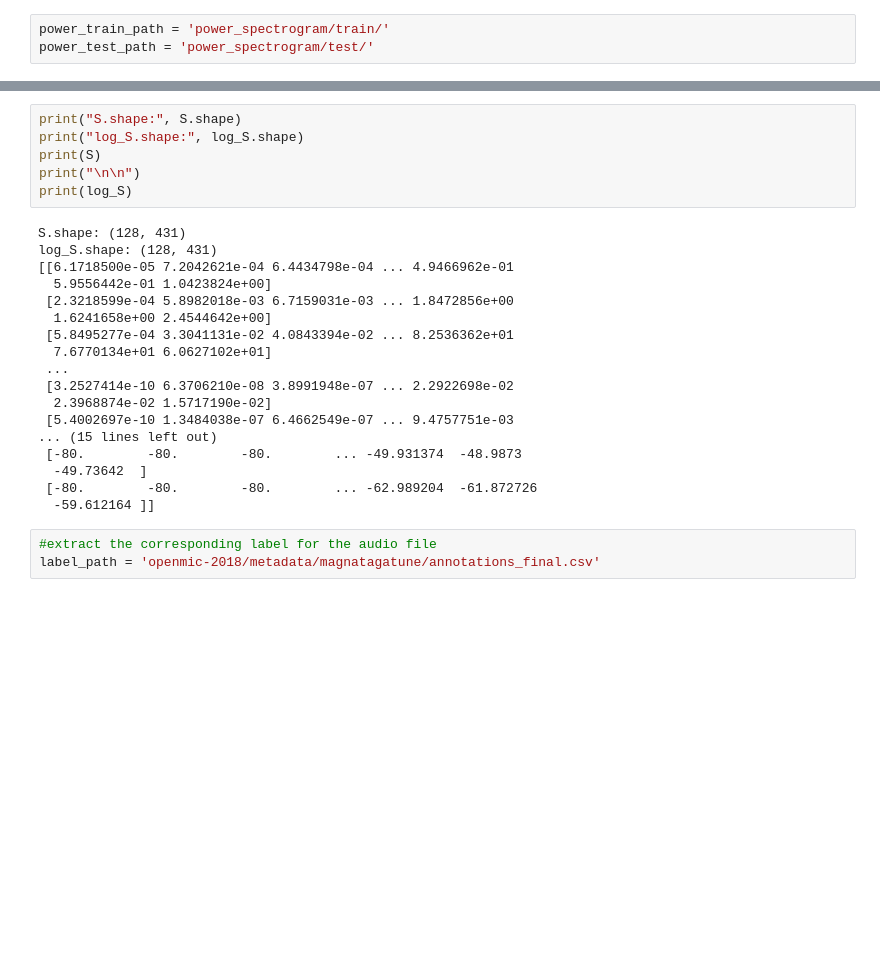
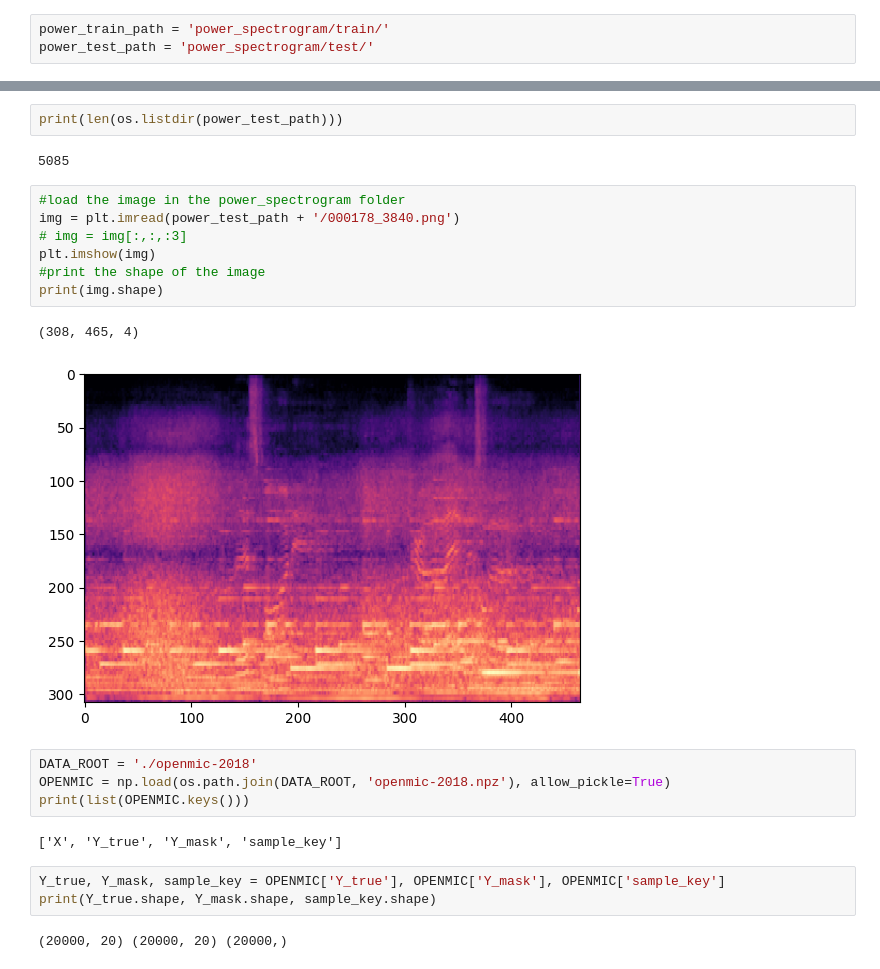
Before and after one commit to ehsankader16/CSE-472-ML_Project, a Jupyter notebook: project_notebook.ipynb, the cells around one changed output, grey strips where cells are left out. Cells and saved outputs as stored; diff of their text form; blank space fills up the shorter version.

Commit message:
mel spectrogram processing done

```diff
--- a/project_notebook.ipynb
+++ b/project_notebook.ipynb
@@ -170,27 +158,25 @@ plt.show()
-# %%
-print("S.shape:", S.shape)
-print("log_S.shape:", log_S.shape)
-print(S)
-print("\n\n")
-print(log_S)
-# %% [output]
-S.shape: (128, 431)
-log_S.shape: (128, 431)
-[[6.1718500e-05 7.2042621e-04 6.4434798e-04 ... 4.9466962e-01
-  5.9556442e-01 1.0423824e+00]
- [2.3218599e-04 5.8982018e-03 6.7159031e-03 ... 1.8472856e+00
-  1.6241658e+00 2.4544642e+00]
- [5.8495277e-04 3.3041131e-02 4.0843394e-02 ... 8.2536362e+01
-  7.6770134e+01 6.0627102e+01]
- ...
- [3.2527414e-10 6.3706210e-08 3.8991948e-07 ... 2.2922698e-02
-  2.3968874e-02 1.5717190e-02]
- [5.4002697e-10 1.3484038e-07 6.4662549e-07 ... 9.4757751e-03
-... (15 lines left out)
- [-80.        -80.        -80.        ... -49.931374  -48.9873
-  -49.73642  ]
- [-80.        -80.        -80.        ... -62.989204  -61.872726
-  -59.612164 ]]
-# %%
-#extract the corresponding label for the audio file
-label_path = 'openmic-2018/metadata/magnatagatune/annotations_final.csv'
+# %%
+print(len(os.listdir(power_test_path)))
+# %% [output]
+5085
+# %%
+#load the image in the power_spectrogram folder
+img = plt.imread(power_test_path + '/000178_3840.png')
+# img = img[:,:,:3]
+plt.imshow(img)
+#print the shape of the image
+print(img.shape)
+# %% [output]
+(308, 465, 4)
+[figure, added]
+# %%
+DATA_ROOT = './openmic-2018'
+OPENMIC = np.load(os.path.join(DATA_ROOT, 'openmic-2018.npz'), allow_pickle=True)
+print(list(OPENMIC.keys()))
+# %% [output]
+['X', 'Y_true', 'Y_mask', 'sample_key']
+# %%
+Y_true, Y_mask, sample_key = OPENMIC['Y_true'], OPENMIC['Y_mask'], OPENMIC['sample_key']
+print(Y_true.shape, Y_mask.shape, sample_key.shape)
+# %% [output]
+(20000, 20) (20000, 20) (20000,)
```
Also changed, not shown: parts of 23 cells of this notebook, 1 other file.
